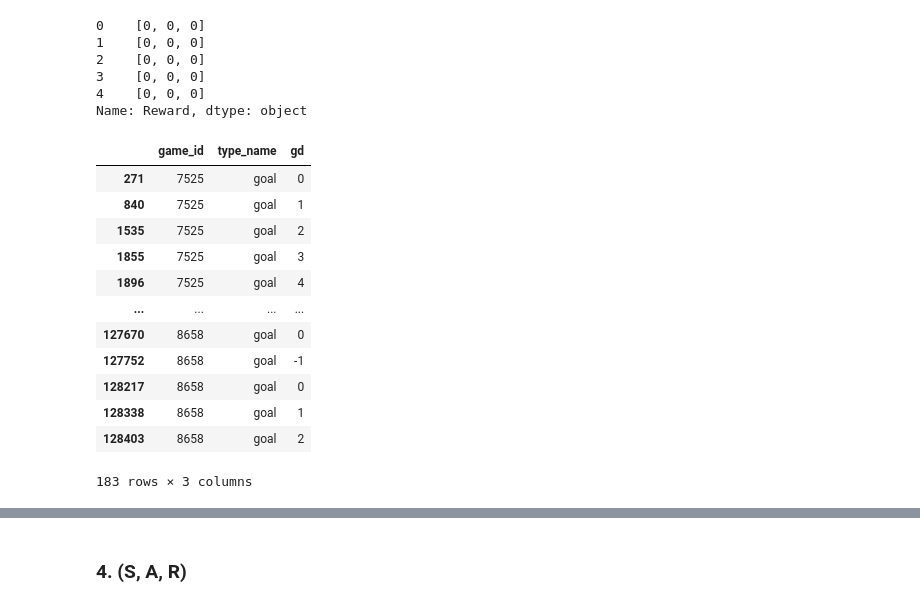
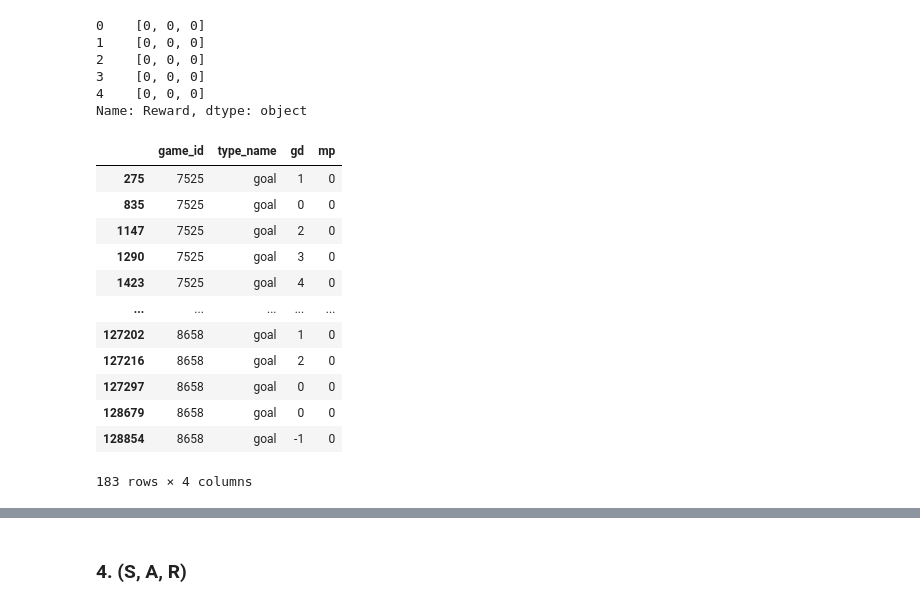
Before and after one commit to menguri/Soccer_Metrics_Lab, a Jupyter notebook: gim/notebook/1. data-preprocess.ipynb, the cells around one changed output, grey strips where cells are left out. Cells and saved outputs as stored; diff of their text form; code cells hidden in the pictures.

```diff
--- a/gim/notebook/1. data-preprocess.ipynb
+++ b/gim/notebook/1. data-preprocess.ipynb
@@ -247,6 +258,7 @@ dataset = pd.concat(game).sort_values(['game_id','period_id','time_seconds']).re
 dataset = onehot_action(dataset)
 dataset = get_team(dataset)
 dataset.rename(columns = {'result_name' : 'OC'}, inplace = True)
+dataset.loc[dataset['OC'] != 'success', 'OC'] = 'fail'
 
 dataset[['Action', 'T', 'OC']].head()
 # %% [output]
@@ -299,26 +296,28 @@ Name: Reward, dtype: object
 # %%
 # 5. MP: manpower (X) | GD: goal difference (O)
 game = []
 
 for g_id in tqdm.tqdm(list(games['game_id'].unique()), desc="gd calculated.."):
     gamestates = dataset[dataset['game_id'] == g_id].copy()
     gamestates = goal_difference(gamestates)
     game.append(gamestates)
 
-da = pd.concat(game).sort_values(['game_id','period_id','time_seconds']).reset_index(drop=True)
+dataset = pd.concat(game).sort_values(['game_id','period_id','time_seconds']).reset_index(drop=True)
 
-da[da['type_name'] == 'goal'][['game_id', 'type_name', 'gd']]
+dataset = get_manpower(dataset, games)
+
+dataset[dataset['type_name'] == 'goal'][['game_id', 'type_name', 'gd', 'mp']]
 # %% [output]
-|  | game_id | type_name | gd |
-| 271 | 7525 | goal | 0 |
-| 840 | 7525 | goal | 1 |
-| 1535 | 7525 | goal | 2 |
-| 1855 | 7525 | goal | 3 |
-| 1896 | 7525 | goal | 4 |
-| ... | ... | ... | ... |
-| 127670 | 8658 | goal | 0 |
-| 127752 | 8658 | goal | -1 |
-| 128217 | 8658 | goal | 0 |
-| 128338 | 8658 | goal | 1 |
-| 128403 | 8658 | goal | 2 |
+|  | game_id | type_name | gd | mp |
+| 275 | 7525 | goal | 1 | 0 |
+| 835 | 7525 | goal | 0 | 0 |
+| 1147 | 7525 | goal | 2 | 0 |
+| 1290 | 7525 | goal | 3 | 0 |
+| 1423 | 7525 | goal | 4 | 0 |
+| ... | ... | ... | ... | ... |
+| 127202 | 8658 | goal | 1 | 0 |
+| 127216 | 8658 | goal | 2 | 0 |
+| 127297 | 8658 | goal | 0 | 0 |
+| 128679 | 8658 | goal | 0 | 0 |
+| 128854 | 8658 | goal | -1 | 0 |
-183 rows × 3 columns
+183 rows × 4 columns
```
Also changed, not shown: parts of 8 cells of this notebook, 3 other files.
